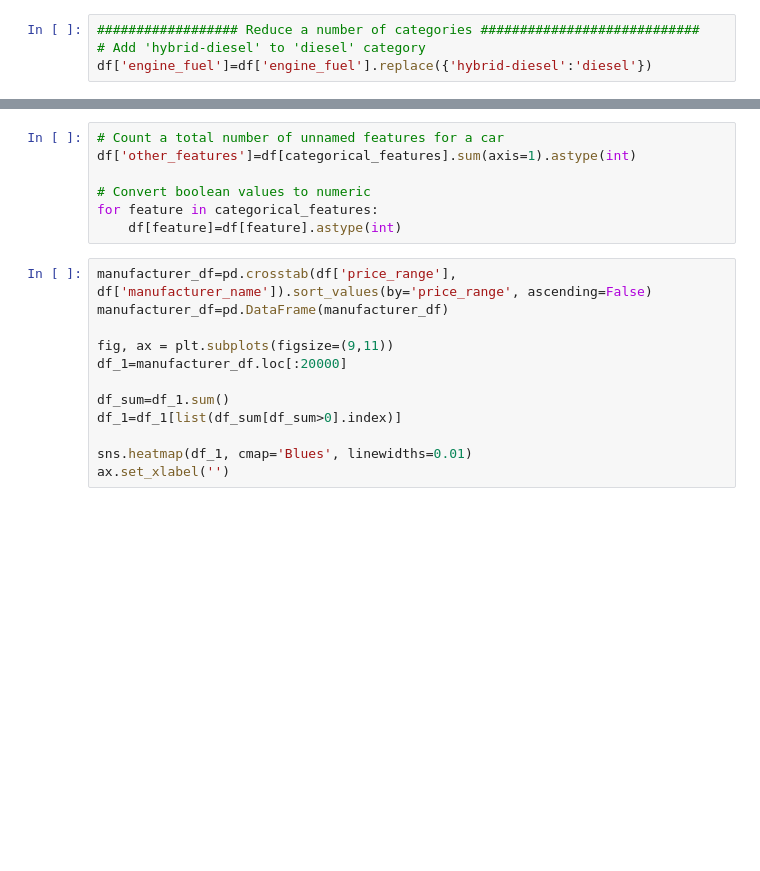
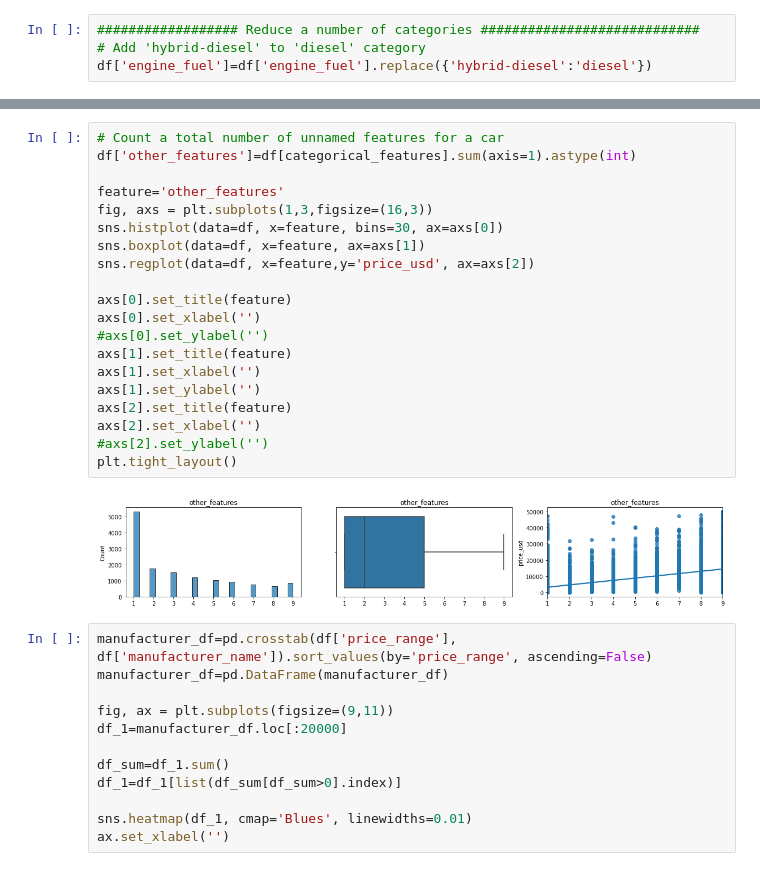
Before and after one commit to lenamv/Car_Price_Prediction, a Jupyter notebook: Car_Prices_Regression_EDA_Modeling_v4.ipynb, the cells around one changed output, grey strips where cells are left out. Drawn from its saved outputs; the diff is of its cells as text; blank space fills up the shorter version.

```diff
--- a/Car_Prices_Regression_EDA_Modeling_v4.ipynb
+++ b/Car_Prices_Regression_EDA_Modeling_v4.ipynb
@@ -717,12 +716,27 @@ False   5961       42.48
 [figure]
 [figure]
-# %%
-# Count a total number of unnamed features for a car
-df['other_features']=df[categorical_features].sum(axis=1).astype(int)
-
-# Convert boolean values to numeric
-for feature in categorical_features:
-    df[feature]=df[feature].astype(int)
+# %%
+# Count a total number of unnamed features for a car
+df['other_features']=df[categorical_features].sum(axis=1).astype(int)
+
+feature='other_features'
+fig, axs = plt.subplots(1,3,figsize=(16,3))
+sns.histplot(data=df, x=feature, bins=30, ax=axs[0])
+sns.boxplot(data=df, x=feature, ax=axs[1])
+sns.regplot(data=df, x=feature,y='price_usd', ax=axs[2])
+
+axs[0].set_title(feature)
+axs[0].set_xlabel('')
+#axs[0].set_ylabel('')
+axs[1].set_title(feature)
+axs[1].set_xlabel('')
+axs[1].set_ylabel('')
+axs[2].set_title(feature)
+axs[2].set_xlabel('')
+#axs[2].set_ylabel('')
+plt.tight_layout()
+# %% [output]
+[figure, added]
 # %%
 manufacturer_df=pd.crosstab(df['price_range'], df['manufacturer_name']).sort_values(by='price_range', ascending=False)
 manufacturer_df=pd.DataFrame(manufacturer_df)
```
Also changed, not shown: parts of 49 cells of this notebook, 9 other files.
